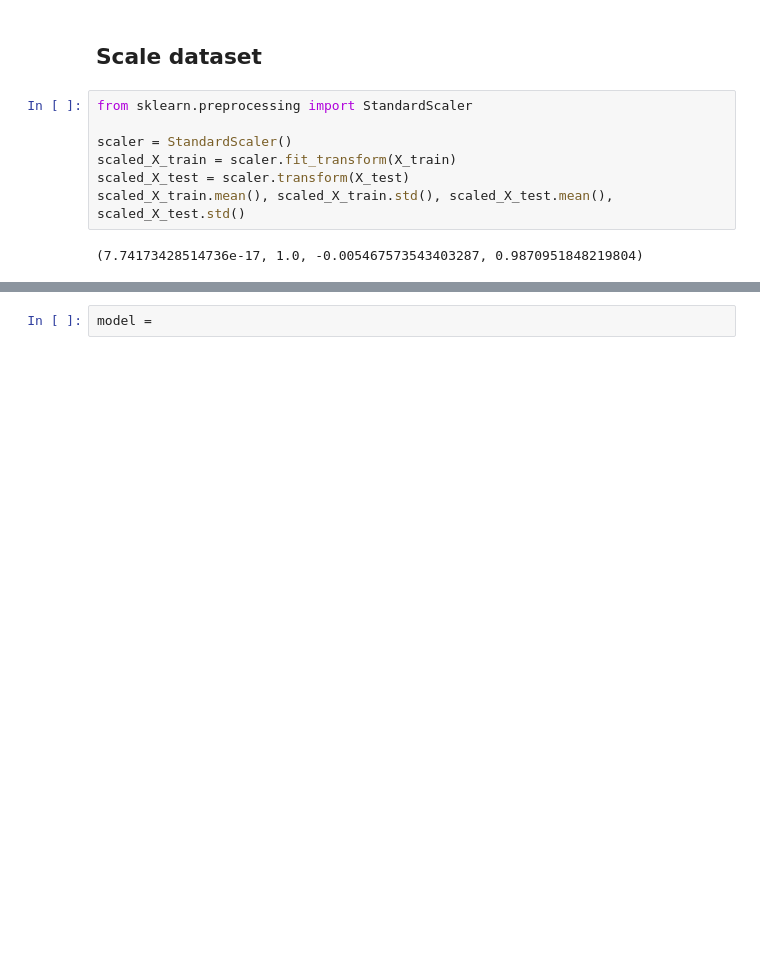
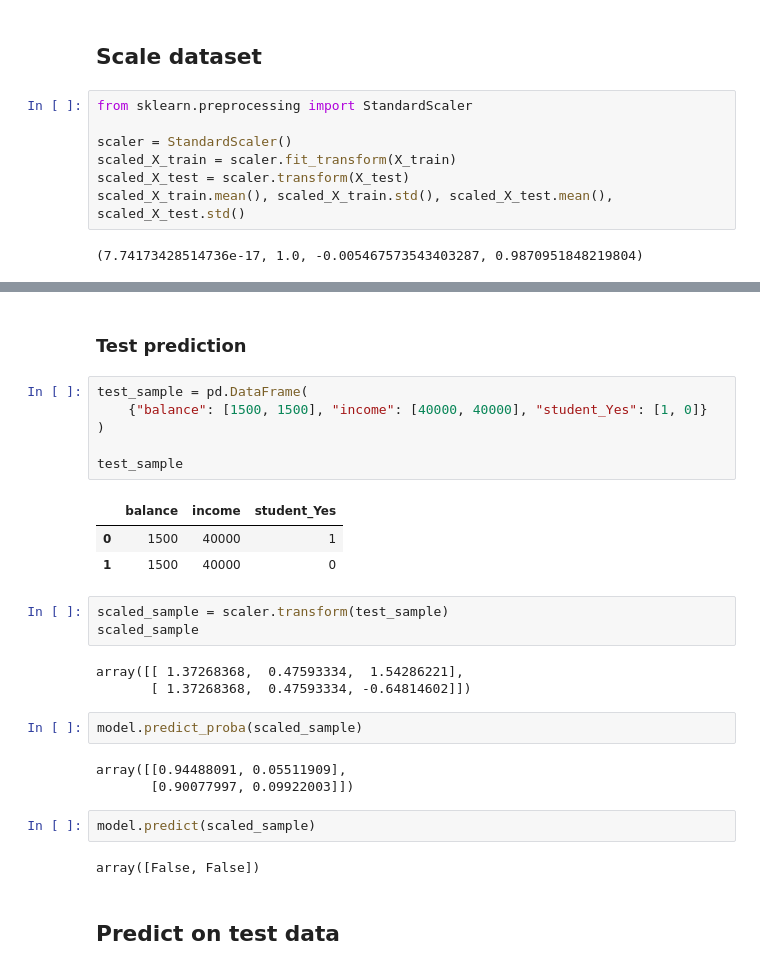
Before and after one commit to AIgineerAB/Artificial_Intelligence_HA24, a Jupyter notebook: code_alongs/Lec04_logistic_regression.ipynb, the cells around one changed output, grey strips where cells are left out. Drawn from its saved outputs; the diff is of its cells as text; blank space fills up the shorter version.

```diff
--- a/code_alongs/Lec04_logistic_regression.ipynb
+++ b/code_alongs/Lec04_logistic_regression.ipynb
@@ -158,2 +172,29 @@ scaled_X_train.mean(), scaled_X_train.std(), scaled_X_test.mean(), scaled_X_test
+# %% [markdown]
+### Test prediction
+# %%
+test_sample = pd.DataFrame(
+    {"balance": [1500, 1500], "income": [40000, 40000], "student_Yes": [1, 0]}
+)
+
+test_sample
+# %% [output]
+|  | balance | income | student_Yes |
+| 0 | 1500 | 40000 | 1 |
+| 1 | 1500 | 40000 | 0 |
+# %%
+scaled_sample = scaler.transform(test_sample)
+scaled_sample
+# %% [output]
+array([[ 1.37268368,  0.47593334,  1.54286221],
+       [ 1.37268368,  0.47593334, -0.64814602]])
 # %%
-model =
+model.predict_proba(scaled_sample)
+# %% [output]
+array([[0.94488091, 0.05511909],
+       [0.90077997, 0.09922003]])
+# %%
+model.predict(scaled_sample)
+# %% [output]
+array([False, False])
+# %% [markdown]
+## Predict on test data
```
Also changed, not shown: parts of 4 cells of this notebook.
